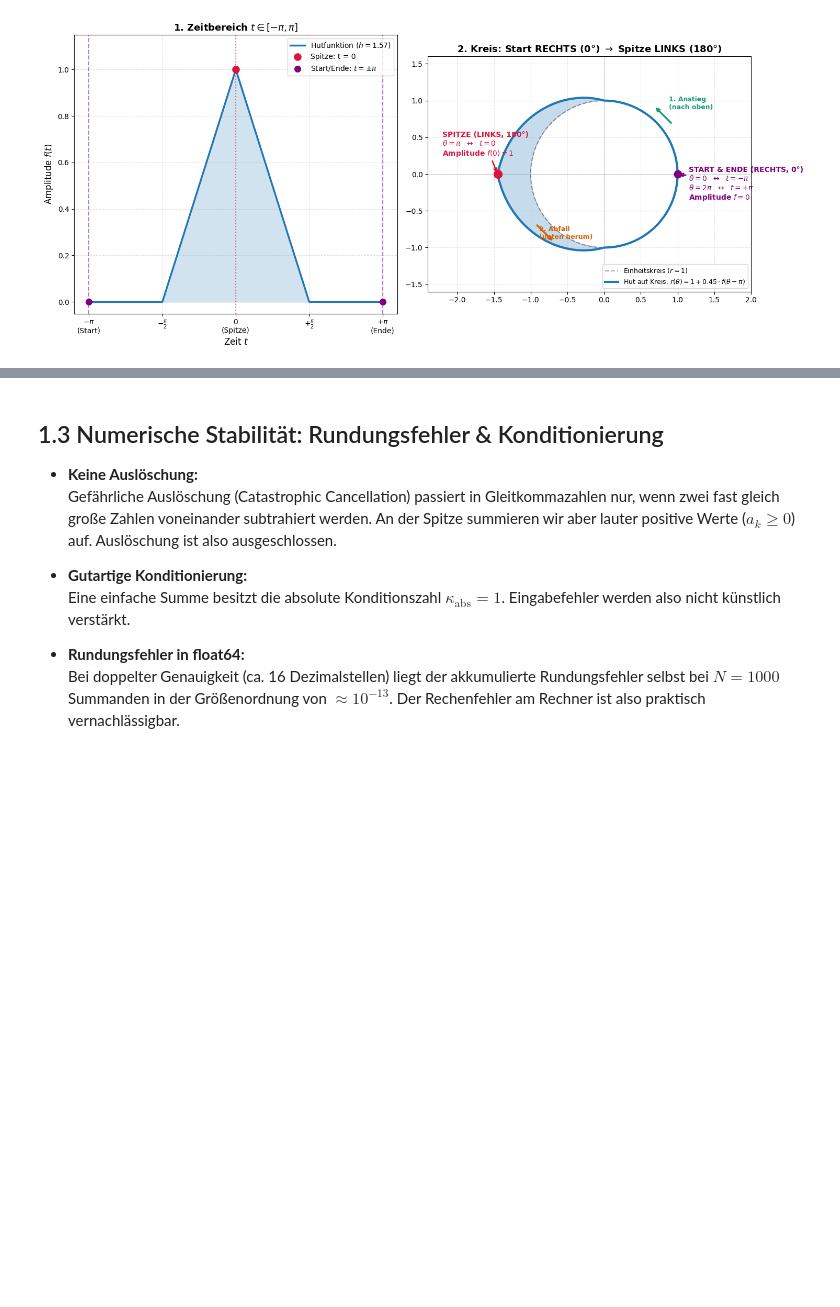
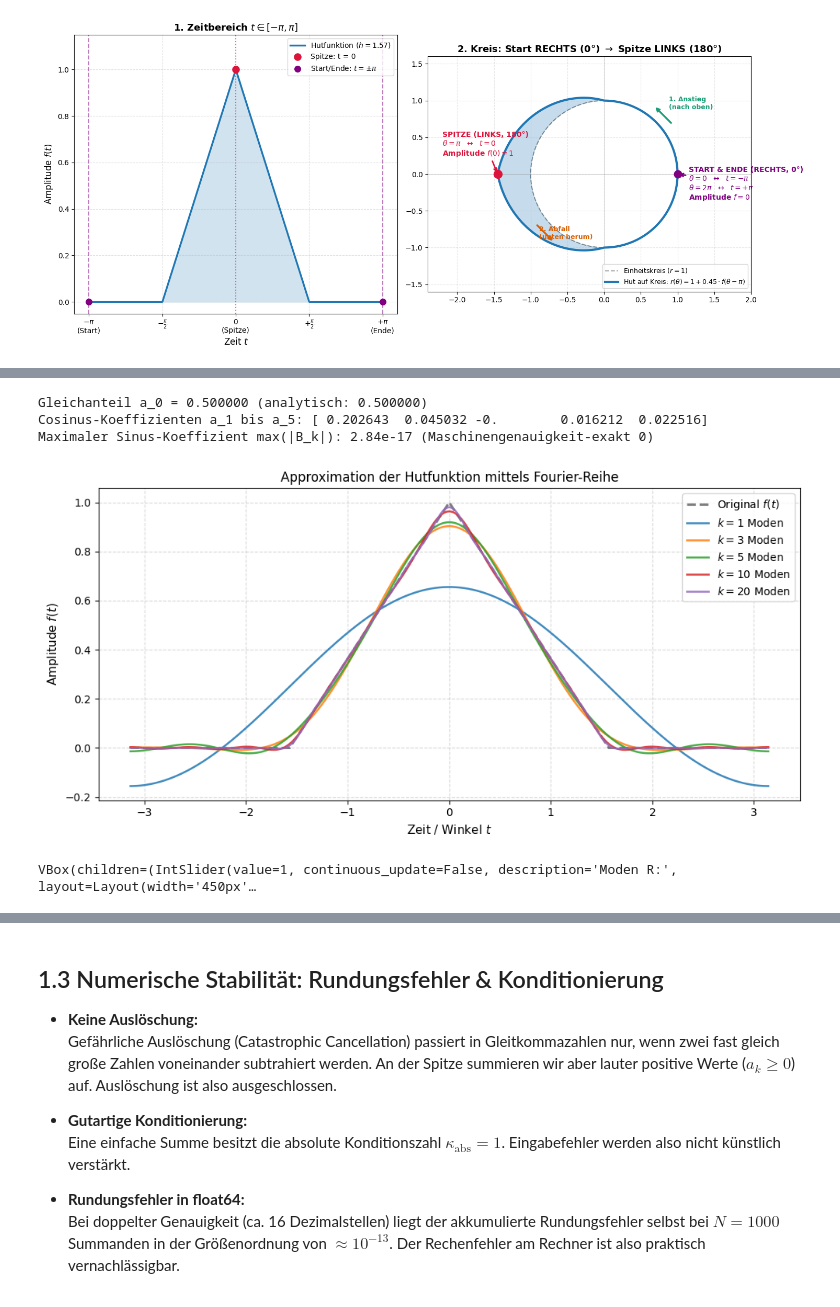
Before and after one commit to Firas-Al-Haj-Coder/U-Project-Fourier-Transformation, a Jupyter notebook: notebooks/01_Fourier_Approximation_Hat.ipynb, the cells around one changed output, grey strips where cells are left out. Saved outputs shown, nothing was run; the diff lists cells and outputs as text; code cells hidden in the pictures; blank space fills up the shorter version.

```diff
--- a/notebooks/01_Fourier_Approximation_Hat.ipynb
+++ b/notebooks/01_Fourier_Approximation_Hat.ipynb
@@ -252,3 +281,46 @@ plt.show()
+# %%
+# -------------------------------------------------------------------------
+# 2. Fourier-Reihe berechnen und statischer Vergleich
+
+
+# 1. Fourier-Koeffizienten berechnen (Analyse)
+R = 20
+a0, A_k, B_k = fourier_series_coefficients(t, f, R=R)
+
+print(f"Gleichanteil a_0 = {a0:.6f} (analytisch: 0.500000)")
+print(f"Cosinus-Koeffizienten a_1 bis a_5: {np.round(A_k[1:6], 6)}")
+print(f"Maximaler Sinus-Koeffizient max(|B_k|): {np.max(np.abs(B_k)):.2e} (Maschinengenauigkeit-exakt 0)")
+
+# 2. Rekonstruktion für verschiedene Moden k plotten
+plt.figure(figsize=(10, 5))
+plt.plot(t, f, 'k--', lw=2.2, alpha=0.5, label=r'Original $f(t)$')
+
+# Für ausgewählte Modenanzahlen k das Signal rekonstruieren
+for k in [1, 3, 5, 10, 20]:
+    fFS = fourier_series_reconstruct(t, a0, A_k, B_k, R=k)
+    plt.plot(t, fFS, label=f'$k = {k}$ Moden', alpha=0.85, lw=1.8)
+
+plt.title('Approximation der Hutfunktion mittels Fourier-Reihe', fontsize=12)
+plt.xlabel(r'Zeit / Winkel $t$', fontsize=11)
+plt.ylabel(r'Amplitude $f(t)$', fontsize=11)
+plt.grid(True, linestyle='--', alpha=0.5)
+plt.legend(loc='upper right')
+plt.tight_layout()
+plt.show()
+# %% [output]
+Gleichanteil a_0 = 0.500000 (analytisch: 0.500000)
+Cosinus-Koeffizienten a_1 bis a_5: [ 0.202643  0.045032 -0.        0.016212  0.022516]
+Maximaler Sinus-Koeffizient max(|B_k|): 2.84e-17 (Maschinengenauigkeit-exakt 0)
+[figure, added]
+# %%
+# -------------------------------------------------------------------------
+# 3. Interaktive Erkundung mit Schieberegler
+from src.visualization import plot_fourier_interactive
+
+# rechnet vorab 40-Auflösungen und wird per Slider gesteuert angezeigt
+plot_fourier_interactive(t, f, R_max=40)
+# %% [output]
+VBox(children=(IntSlider(value=1, continuous_update=False, description='Moden R:', layout=Layout(width='450px'…
 # %% [markdown]
 ## 1.2 Wie schnell nähert sich die Reihe an? (Konvergenz)
 
```
Also changed, not shown: parts of 11 cells of this notebook, 2 other files.
